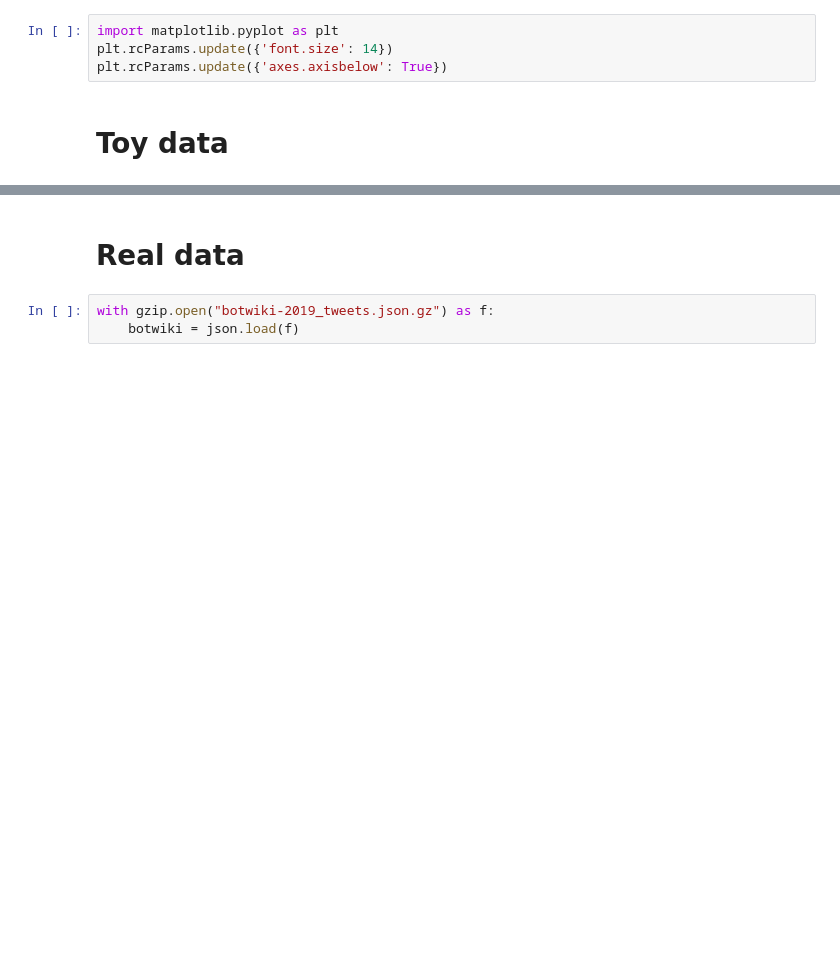
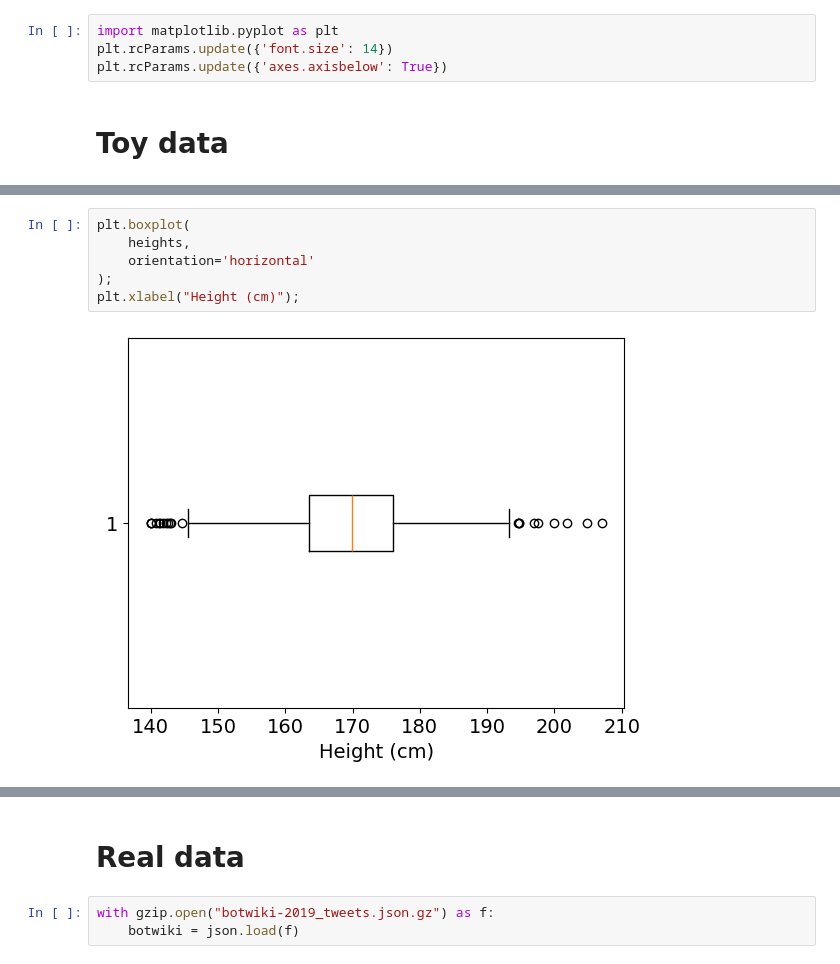
Before and after one commit to YangKCLab/social-media-ds-course, a Jupyter notebook: demos/stats/descriptive.ipynb, the cells around one changed output, grey strips where cells are left out. Cells and saved outputs as stored; diff of their text form; blank space fills up the shorter version.

```diff
--- a/demos/stats/descriptive.ipynb
+++ b/demos/stats/descriptive.ipynb
@@ -26,0 +48,8 @@ print(num_of_likes.median())
+# %%
+plt.boxplot(
+    heights,
+    orientation='horizontal'
+);
+plt.xlabel("Height (cm)");
+# %% [output]
+[figure, added]
```
Also changed, not shown: parts of 12 cells of this notebook, 1 other file.
